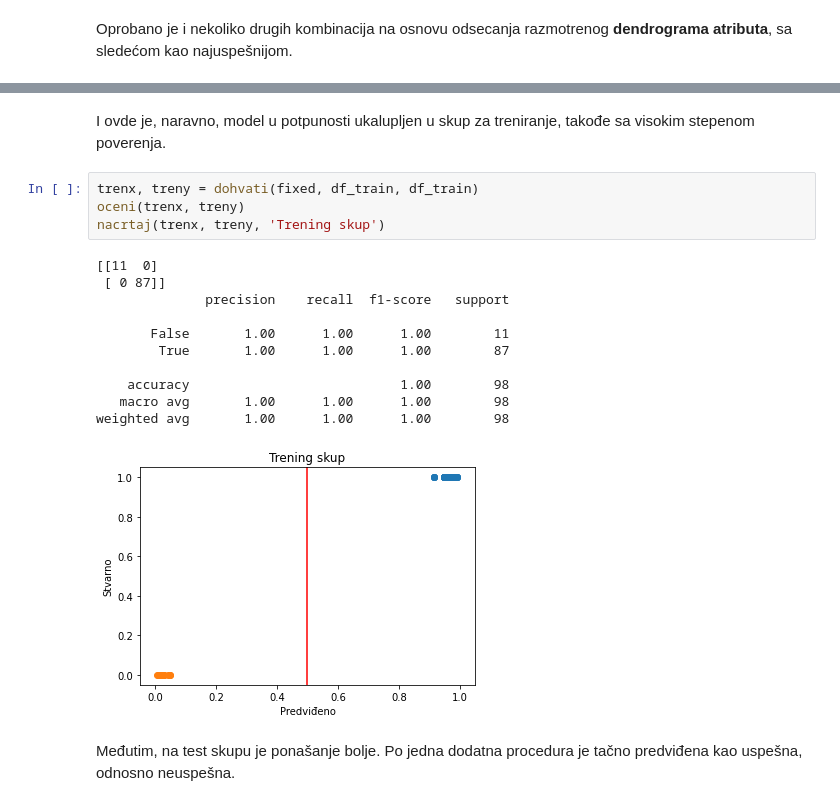
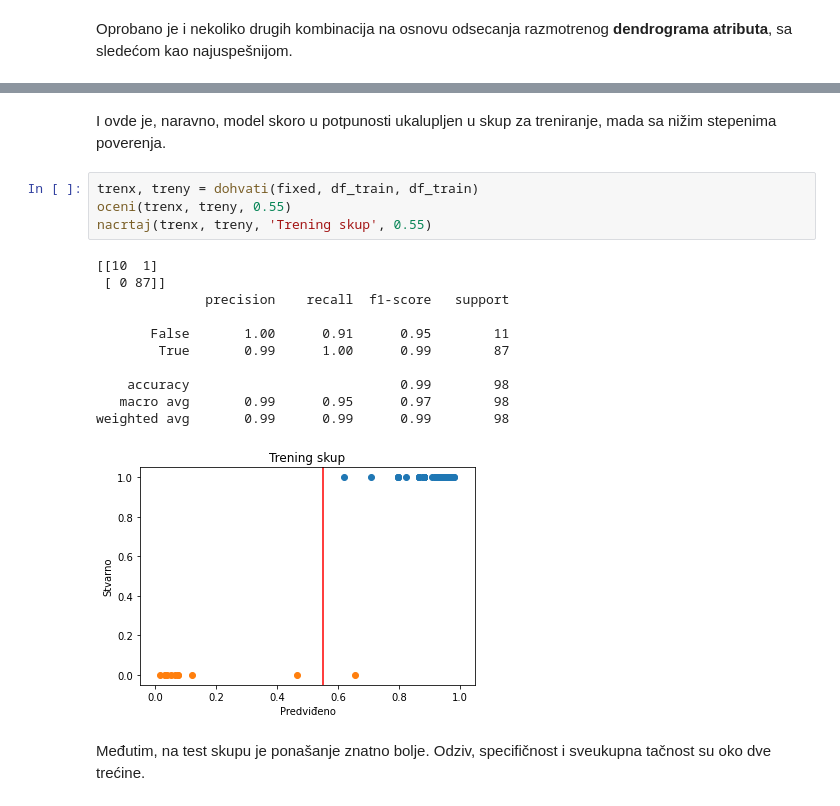
Before and after one commit to matfija/Elektrokonverzija, a Jupyter notebook: elektrobajes.ipynb, the cells around one changed output, grey strips where cells are left out. Drawn from its saved outputs; the diff is of its cells as text.

```diff
--- a/elektrobajes.ipynb
+++ b/elektrobajes.ipynb
@@ -393,22 +393,22 @@ _ = bn.plot(fixed)
 # %% [markdown]
-I ovde je, naravno, model u potpunosti ukalupljen u skup za treniranje, takođe sa visokim stepenom poverenja.
+I ovde je, naravno, model skoro u potpunosti ukalupljen u skup za treniranje, mada sa nižim stepenima poverenja.
 # %%
 trenx, treny = dohvati(fixed, df_train, df_train)
-oceni(trenx, treny)
-nacrtaj(trenx, treny, 'Trening skup')
+oceni(trenx, treny, 0.55)
+nacrtaj(trenx, treny, 'Trening skup', 0.55)
 # %% [output]
-[[11  0]
+[[10  1]
  [ 0 87]]
               precision    recall  f1-score   support
 
-       False       1.00      1.00      1.00        11
-        True       1.00      1.00      1.00        87
+       False       1.00      0.91      0.95        11
+        True       0.99      1.00      0.99        87
 
-    accuracy                           1.00        98
-   macro avg       1.00      1.00      1.00        98
-weighted avg       1.00      1.00      1.00        98
+    accuracy                           0.99        98
+   macro avg       0.99      0.95      0.97        98
+weighted avg       0.99      0.99      0.99        98
-[figure, old version]
+[figure, new version]
 # %% [markdown]
-Međutim, na test skupu je ponašanje bolje. Po jedna dodatna procedura je tačno predviđena kao uspešna, odnosno neuspešna.
+Međutim, na test skupu je ponašanje znatno bolje. Odziv, specifičnost i sveukupna tačnost su oko dve trećine.
 # %%
 testx, testy = dohvati(fixed, df_train, df_test)
```
Also changed, not shown: parts of 2 cells of this notebook.
